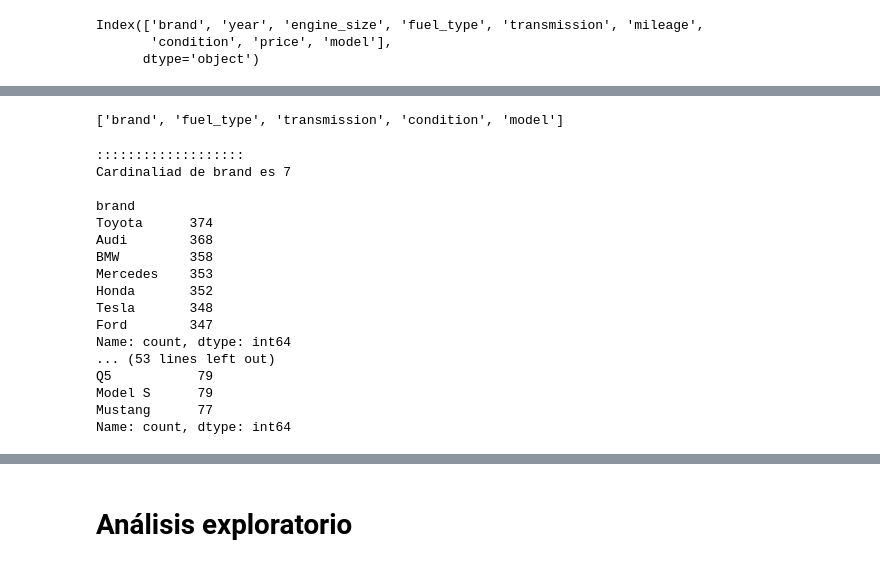
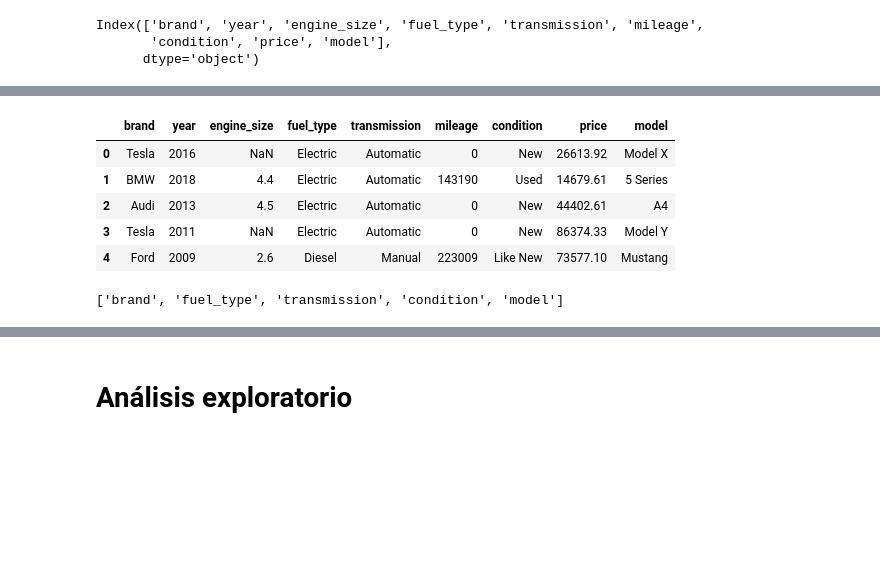
Before and after one commit to sirlluis/machine-learing-porfolio, a Jupyter notebook: car_price_prediction/notebook.ipynb, the cells around one changed output, grey strips where cells are left out. Cells and saved outputs as stored; diff of their text form; code cells hidden in the pictures; blank space fills up the shorter version.

```diff
--- a/car_price_prediction/notebook.ipynb
+++ b/car_price_prediction/notebook.ipynb
@@ -143,3 +189,22 @@ Index(['brand', 'year', 'engine_size', 'fuel_type', 'transmission', 'mileage',
+# %%
+# pasamos a tipo eléctrico los autos Tesla
+df.loc[df['brand']=='Tesla', 'fuel_type']='Electric'
+# cambiamos la capacidad del motor a pd.Na
+df.loc[df['brand']=='Tesla', 'engine_size']=np.nan
+# cambiamos el tipo de transmisión a automática a todos los Tesla
+df.loc[df['brand']=='Tesla', 'transmission']='Automatic'
+# en autos electricos no existen las transmisiones manuales
+df.loc[df['fuel_type']=='Electric', 'transmission']='Automatic'
+# para autos nuevos el kilometraje debe ser cero
+df.loc[df['condition']=='New', 'mileage']=0
+df.head(5)
+# %% [output]
+|  | brand | year | engine_size | fuel_type | transmission | mileage | condition | price | model |
+| 0 | Tesla | 2016 | NaN | Electric | Automatic | 0 | New | 26613.92 | Model X |
+| 1 | BMW | 2018 | 4.4 | Electric | Automatic | 143190 | Used | 14679.61 | 5 Series |
+| 2 | Audi | 2013 | 4.5 | Electric | Automatic | 0 | New | 44402.61 | A4 |
+| 3 | Tesla | 2011 | NaN | Electric | Automatic | 0 | New | 86374.33 | Model Y |
+| 4 | Ford | 2009 | 2.6 | Diesel | Manual | 223009 | Like New | 73577.10 | Mustang |
 # %%
 # obtenemos las columnas que contienen datos tipo object
 object_columns=[]
@@ -149,26 +214,3 @@ for i in df.columns:
 print(object_columns)
 # %% [output]
 ['brand', 'fuel_type', 'transmission', 'condition', 'model']
-# %%
-# mostramos la cardinalidad de cada predcitor ipo objeto
-for i in df[object_columns]:
-    print(f':::::::::::::::::::\nCardinaliad de {i} es {len(df[i].value_counts())}\n')
-    print(df[i].value_counts())
-# %% [output]
-:::::::::::::::::::
-Cardinaliad de brand es 7
-
-brand
-Toyota      374
-Audi        368
-BMW         358
-Mercedes    353
-Honda       352
-Tesla       348
-Ford        347
-Name: count, dtype: int64
-... (53 lines left out)
-Q5           79
-Model S      79
-Mustang      77
-Name: count, dtype: int64
```
Also changed, not shown: parts of 19 cells of this notebook, 7 other files.
